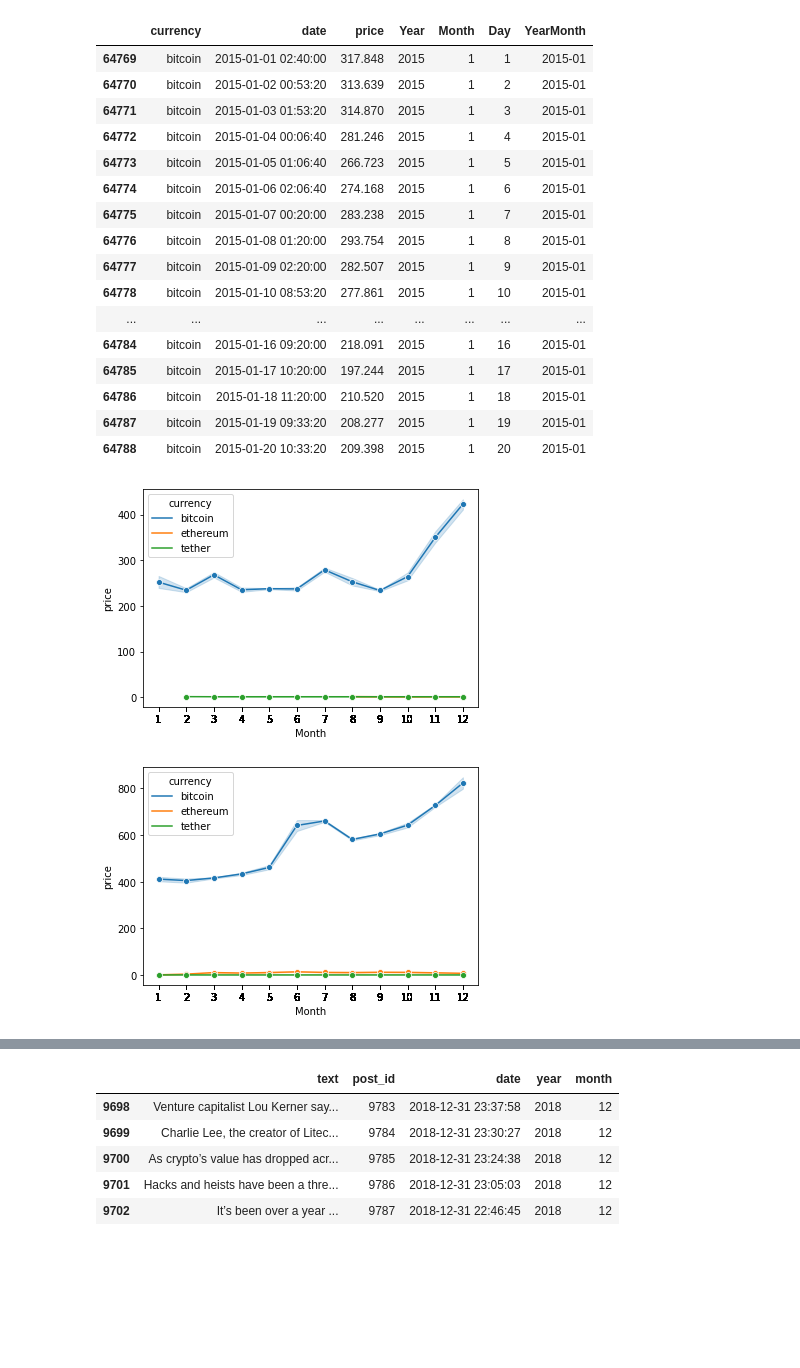
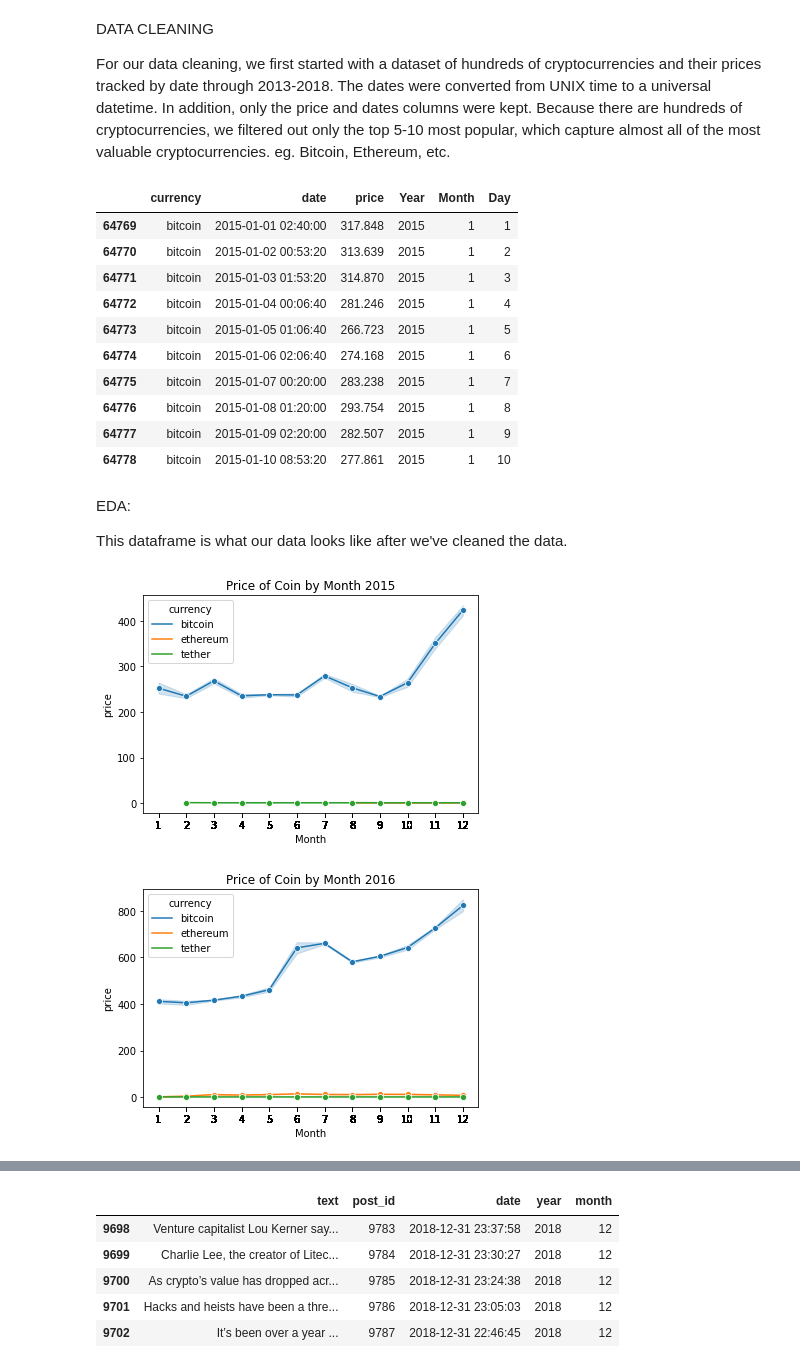
Before and after one commit to uic-cs418/cs418-spring22-sixth-sense, a Jupyter notebook: CS418_Sixth_Sense.ipynb, the cells around one changed output, grey strips where cells are left out. Saved outputs shown, nothing was run; the diff lists cells and outputs as text; code cells hidden in the pictures; blank space fills up the shorter version.

Commit message:
Progress Report
Added text descriptions for progress report and cleaned up unnecessary code in the notebook.

```diff
--- a/CS418_Sixth_Sense.ipynb
+++ b/CS418_Sixth_Sense.ipynb
@@ -18,3 +34,7 @@ from nltk.tokenize import word_tokenize
+# %% [markdown]
+DATA CLEANING
+
+For our data cleaning, we first started with a dataset of hundreds of cryptocurrencies and their prices tracked by date through 2013-2018. The dates were converted from UNIX time to a universal datetime. In addition, only the price and dates columns were kept. Because there are hundreds of cryptocurrencies, we filtered out only the top 5-10 most popular, which capture almost all of the most valuable cryptocurrencies. eg. Bitcoin, Ethereum, etc.
 # %%
 crypto_prices_df = pd.read_csv('chasewillden-cryptocurrency-price-by-date-2013-february-2018/chasewillden-cryptocurrency-price-by-date-2013-february-2018/data/cryptocurrency_prices_by_date.csv')
 
@@ -23,52 +43,47 @@ crypto_prices_df = pd.read_csv('chasewillden-cryptocurrency-price-by-date-2013-f
 # 2018-12-31 23:59:59 => 1546261199000
 crypto_prices_df = crypto_prices_df[(crypto_prices_df['date'] >= 1420070400000) & (crypto_prices_df['date'] <= 1546261199000)]
 
-#print(crypto_prices_df.keys())
-
 # Convert Unix time to Date time
 crypto_prices_df['date'] = pd.to_datetime(crypto_prices_df['date'], unit='ms')
-## prices.drop_duplicates('currency', keep='last')
-## print(prices['currency'].unique())
 crypto_prices_df['Year'] = crypto_prices_df['date'].dt.year
 crypto_prices_df['Month'] = crypto_prices_df['date'].dt.month
 crypto_prices_df['Day'] = crypto_prices_df['date'].dt.day
-crypto_prices_df['YearMonth'] = crypto_prices_df['date'].dt.to_period('m')
-crypto_prices_df[(crypto_prices_df['currency'] == 'bitcoin')].head(20)
+crypto_prices_df[(crypto_prices_df['currency'] == 'bitcoin')].head(10)
 # %% [output]
-|  | currency | date | price | Year | Month | Day | YearMonth |
-| 64769 | bitcoin | 2015-01-01 02:40:00 | 317.848 | 2015 | 1 | 1 | 2015-01 |
-| 64770 | bitcoin | 2015-01-02 00:53:20 | 313.639 | 2015 | 1 | 2 | 2015-01 |
-| 64771 | bitcoin | 2015-01-03 01:53:20 | 314.870 | 2015 | 1 | 3 | 2015-01 |
-| 64772 | bitcoin | 2015-01-04 00:06:40 | 281.246 | 2015 | 1 | 4 | 2015-01 |
-| 64773 | bitcoin | 2015-01-05 01:06:40 | 266.723 | 2015 | 1 | 5 | 2015-01 |
-| 64774 | bitcoin | 2015-01-06 02:06:40 | 274.168 | 2015 | 1 | 6 | 2015-01 |
-| 64775 | bitcoin | 2015-01-07 00:20:00 | 283.238 | 2015 | 1 | 7 | 2015-01 |
-| 64776 | bitcoin | 2015-01-08 01:20:00 | 293.754 | 2015 | 1 | 8 | 2015-01 |
-| 64777 | bitcoin | 2015-01-09 02:20:00 | 282.507 | 2015 | 1 | 9 | 2015-01 |
-| 64778 | bitcoin | 2015-01-10 08:53:20 | 277.861 | 2015 | 1 | 10 | 2015-01 |
-| ... | ... | ... | ... | ... | ... | ... | ... |
-| 64784 | bitcoin | 2015-01-16 09:20:00 | 218.091 | 2015 | 1 | 16 | 2015-01 |
-| 64785 | bitcoin | 2015-01-17 10:20:00 | 197.244 | 2015 | 1 | 17 | 2015-01 |
-| 64786 | bitcoin | 2015-01-18 11:20:00 | 210.520 | 2015 | 1 | 18 | 2015-01 |
-| 64787 | bitcoin | 2015-01-19 09:33:20 | 208.277 | 2015 | 1 | 19 | 2015-01 |
-| 64788 | bitcoin | 2015-01-20 10:33:20 | 209.398 | 2015 | 1 | 20 | 2015-01 |
+|  | currency | date | price | Year | Month | Day |
+| 64769 | bitcoin | 2015-01-01 02:40:00 | 317.848 | 2015 | 1 | 1 |
+| 64770 | bitcoin | 2015-01-02 00:53:20 | 313.639 | 2015 | 1 | 2 |
+| 64771 | bitcoin | 2015-01-03 01:53:20 | 314.870 | 2015 | 1 | 3 |
+| 64772 | bitcoin | 2015-01-04 00:06:40 | 281.246 | 2015 | 1 | 4 |
+| 64773 | bitcoin | 2015-01-05 01:06:40 | 266.723 | 2015 | 1 | 5 |
+| 64774 | bitcoin | 2015-01-06 02:06:40 | 274.168 | 2015 | 1 | 6 |
+| 64775 | bitcoin | 2015-01-07 00:20:00 | 283.238 | 2015 | 1 | 7 |
+| 64776 | bitcoin | 2015-01-08 01:20:00 | 293.754 | 2015 | 1 | 8 |
+| 64777 | bitcoin | 2015-01-09 02:20:00 | 282.507 | 2015 | 1 | 9 |
+| 64778 | bitcoin | 2015-01-10 08:53:20 | 277.861 | 2015 | 1 | 10 |
+# %% [markdown]
+EDA:
+
+This dataframe is what our data looks like after we've cleaned the data.
 # %%
 popular_cryptos2 = ['bitcoin','ethereum', 'tether', 'binance-coin', 'cardano']
 prices_of_popular_cryptos2 = crypto_prices_df[crypto_prices_df['currency'].isin(popular_cryptos2)]
 price_2015 = prices_of_popular_cryptos2[(prices_of_popular_cryptos2['Year']==2015)]
 ax = sns.lineplot(data=price_2015, x='Month', y='price', hue='currency',marker='o')
 ax.set(xticks=prices_of_popular_cryptos2.Month.values)
+ax.set_title('Price of Coin by Month 2015')
 plt.show()
 # %% [output]
-[figure, old version]
+[figure, new version]
 # %%
 
 price_2016 = prices_of_popular_cryptos2[(prices_of_popular_cryptos2['Year']==2016)]
 ax = sns.lineplot(data=price_2016, x='Month', y='price', hue='currency',marker='o')
 ax.set(xticks=prices_of_popular_cryptos2.Month.values)
+ax.set_title('Price of Coin by Month 2016')
 plt.show()
 # %% [output]
-[figure, old version]
+[figure, new version]
 # %%
 
 price_2017 = prices_of_popular_cryptos2[(prices_of_popular_cryptos2['Year']==2017)]
```
Also changed, not shown: parts of 22 cells of this notebook.
